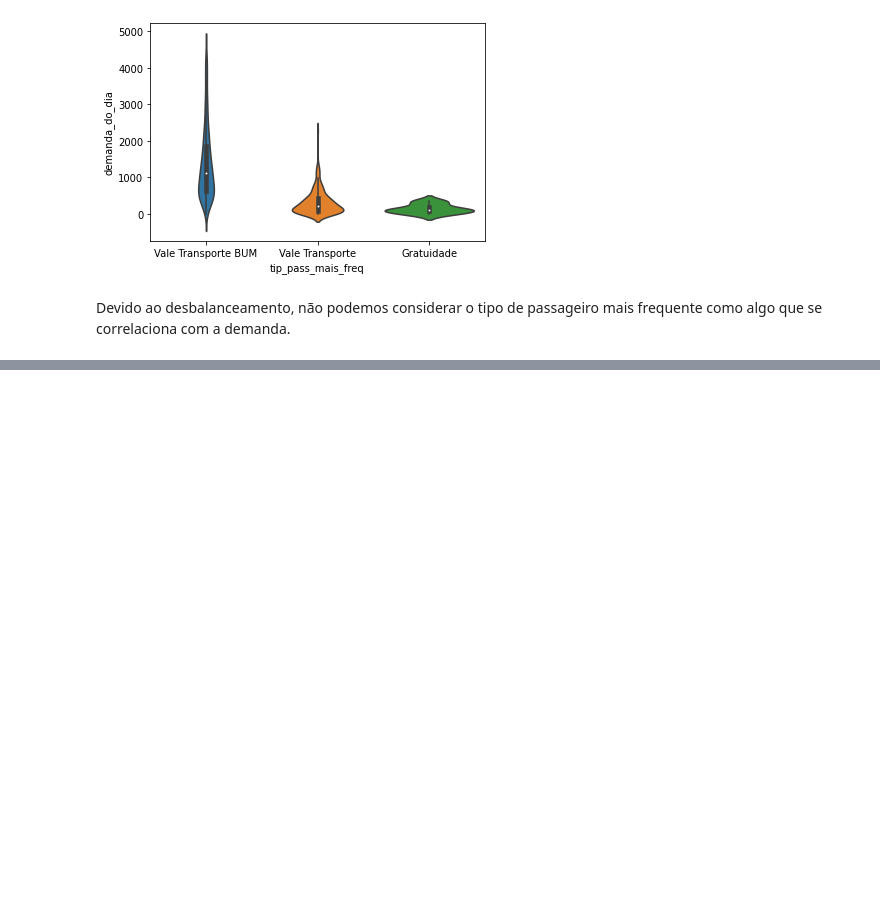
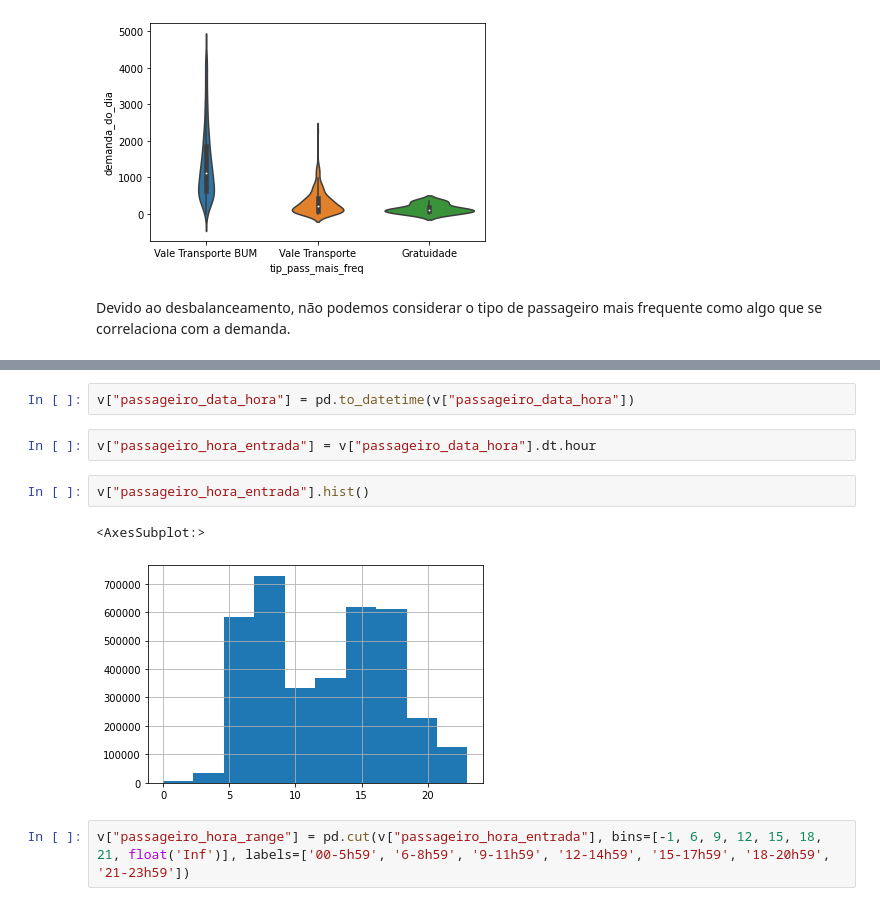
Before and after one commit to iuryrosal/analysis_transport_fortaleza, a Jupyter notebook: notebooks/analise_exploratoria/analise_exploratoria.ipynb, the cells around one changed output, grey strips where cells are left out. Saved outputs shown, nothing was run; the diff lists cells and outputs as text; blank space fills up the shorter version.

```diff
--- a/notebooks/analise_exploratoria/analise_exploratoria.ipynb
+++ b/notebooks/analise_exploratoria/analise_exploratoria.ipynb
@@ -133,0 +169,11 @@ Devido ao desbalanceamento, não podemos considerar o tipo de passageiro mais fr
+# %%
+v["passageiro_data_hora"] = pd.to_datetime(v["passageiro_data_hora"])
+# %%
+v["passageiro_hora_entrada"] = v["passageiro_data_hora"].dt.hour
+# %%
+v["passageiro_hora_entrada"].hist()
+# %% [output]
+<AxesSubplot:>
+[figure, added]
+# %%
+v["passageiro_hora_range"] = pd.cut(v["passageiro_hora_entrada"], bins=[-1, 6, 9, 12, 15, 18, 21, float('Inf')], labels=['00-5h59', '6-8h59', '9-11h59', '12-14h59', '15-17h59', '18-20h59', '21-23h59'])
```
Also changed, not shown: parts of 17 cells of this notebook.
